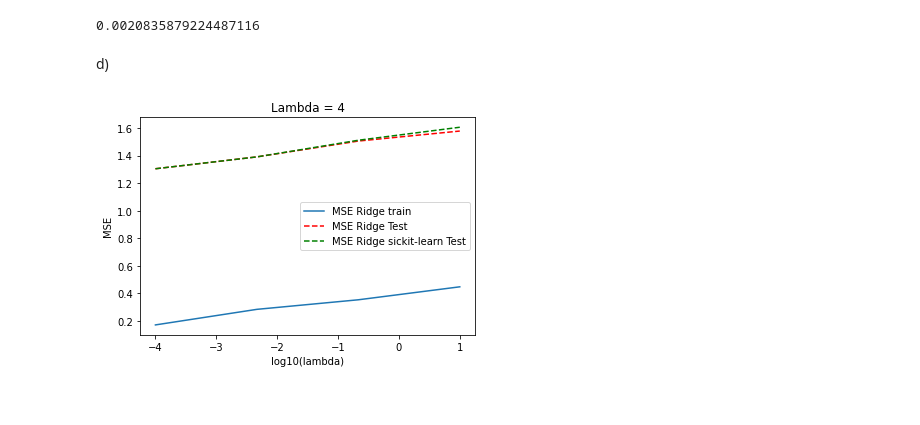
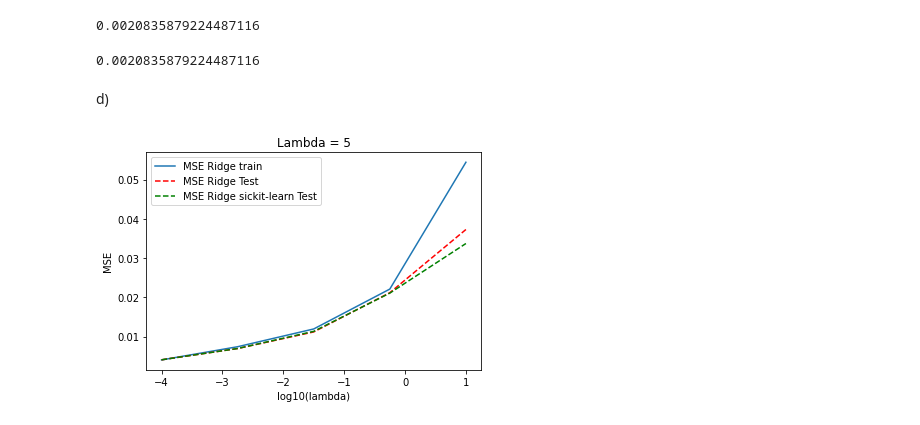
Before and after one commit to espentn/FYS-STK3155, a Jupyter notebook: FYS-STK3155.ipynb, the cells around one changed output. Cells and saved outputs as stored; diff of their text form; code cells hidden in the pictures.

Commit message:
Added nlambdas to ridge + initial bootstrap for ridge

```diff
--- a/FYS-STK3155.ipynb
+++ b/FYS-STK3155.ipynb
@@ -142,12 +142,12 @@ def kfoldCV(x,y,z,k=5):
         X_design = createDesignMatrix(train[:,0], train[:,1])
 
 
-def ridgeRegression(X_train,X_test,y_train,n):
+def ridgeRegression(X_train,X_test,y_train,nlambdas):
     N = np.size(X_train,1)
     I = np.eye(N)
 
     # Decide which value of lambda to use
-    nlambdas = 4
+#     nlambdas = 4
     MSEPredict = np.zeros(nlambdas)
     MSETrain = np.zeros(nlambdas)
     MSEPredictSKL = np.zeros(nlambdas)
@@ -172,6 +172,7 @@ def ridgeRegression(X_train,X_test,y_train,n):
     plt.ylabel('MSE')
     plt.legend()
     plt.title(f'Lambda = {nlambdas}')
+    return  MSETrain, MSEPredict
 
 def lassoRegression():
     # Use the Scikit-learn functionality
@@ -471,9 +455,13 @@ print(estimated_mse_KFold)
 # print(estimated_mse_KFold2)
 # %% [output]
 0.0020835879224487116
+# %%
+print(estimated_mse_KFold)
+# %% [output]
+0.0020835879224487116
 # %% [markdown]
 d)
-# %%
-ridgeRegression(X_train, X_test,z_train,n)
-# %% [output]
-[figure, removed]
+# %%
+MSETrain, MSEPredict = ridgeRegression(X_train, X_test,y_train,nlambdas=5)
+# %% [output]
+[figure, added]
```
Also changed, not shown: parts of 2 cells of this notebook.
